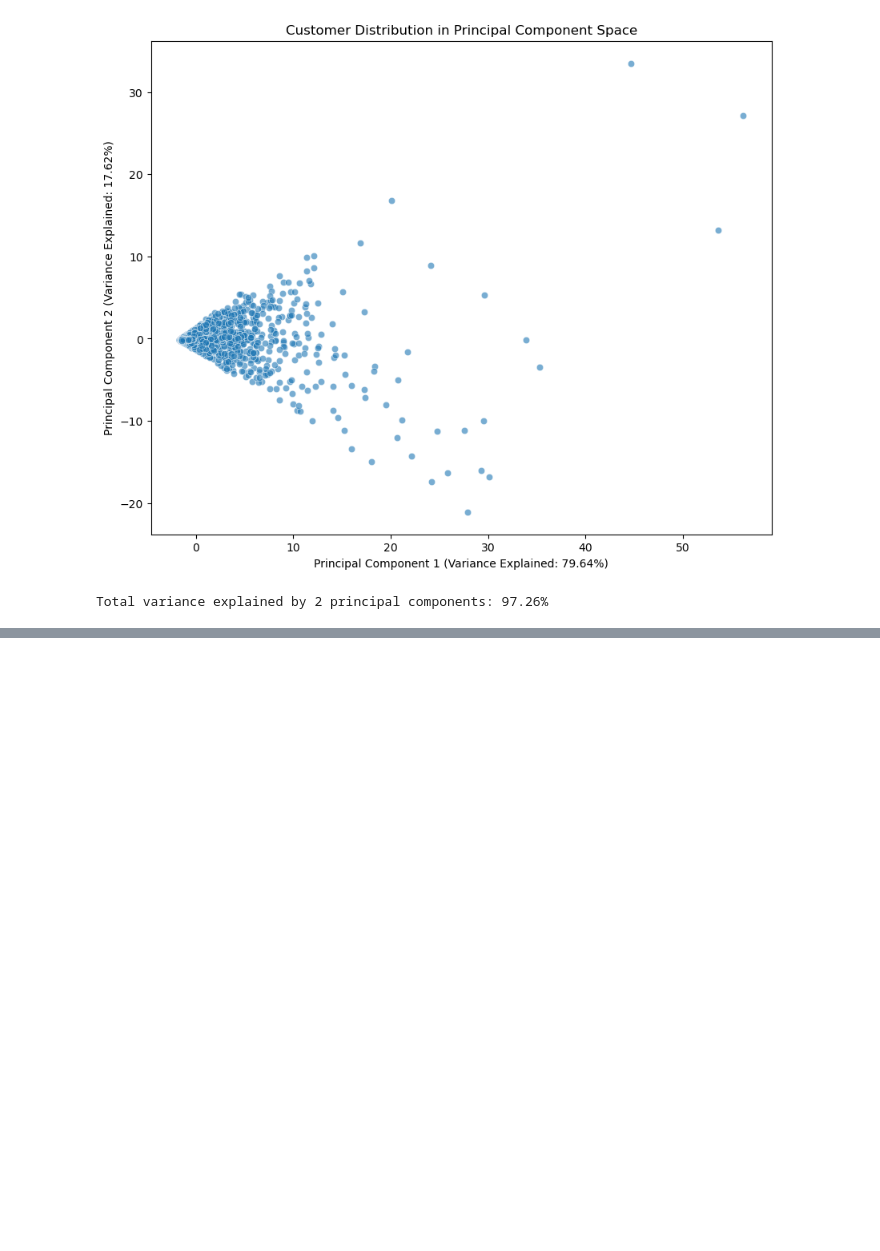
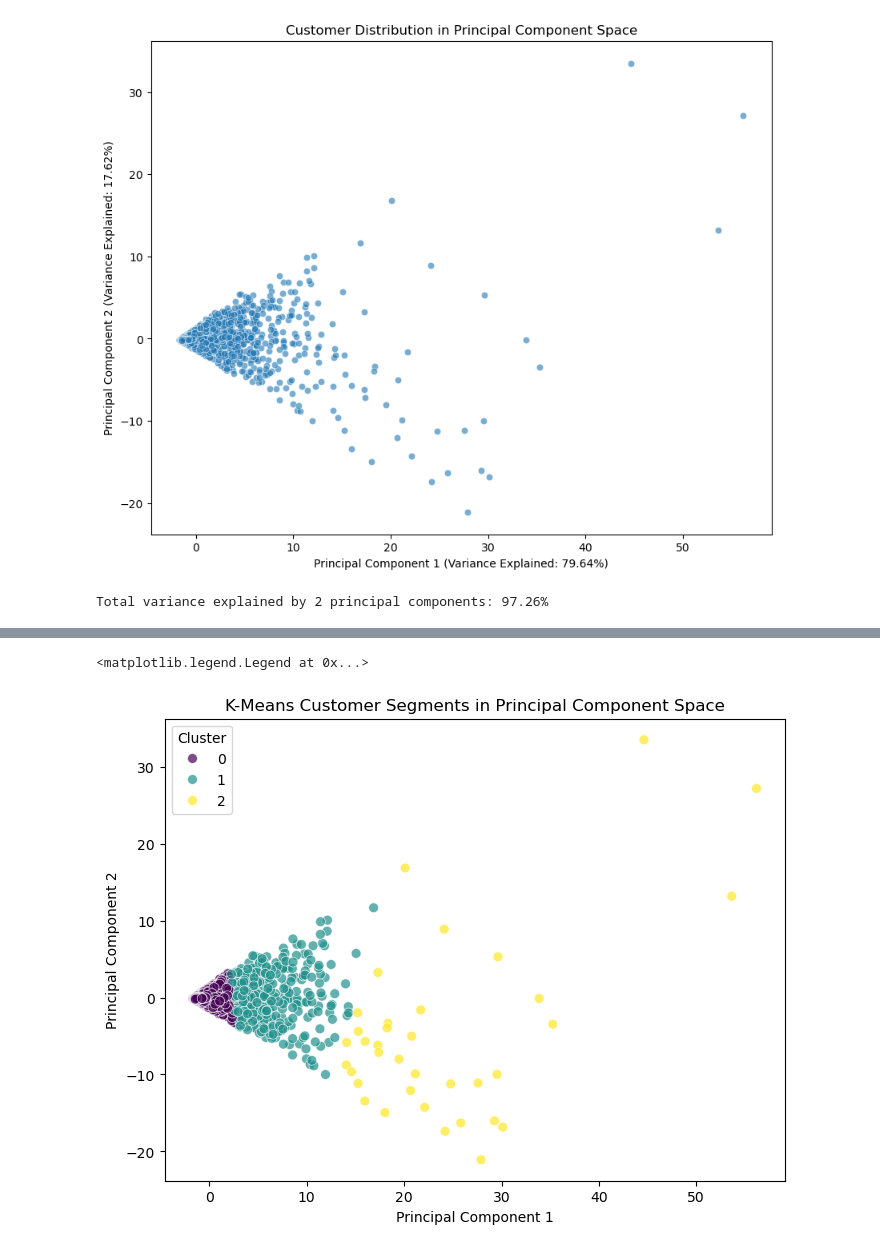
Before and after one commit to davidry777/FACETS-LLM, a Jupyter notebook: notebooks/customer_segmentation.ipynb, the cells around one changed output, grey strips where cells are left out. Saved outputs shown, nothing was run; the diff lists cells and outputs as text; code cells hidden in the pictures; blank space fills up the shorter version.

Commit message:
Finished Analyze and interpret K-Means segmentation results. #19 + Added gitignore file.

```diff
--- a/notebooks/customer_segmentation.ipynb
+++ b/notebooks/customer_segmentation.ipynb
@@ -184,0 +180,17 @@ Optimal number of clusters based on silhouette score: 2
+# %%
+optimal_k = 3
+
+kmeans = KMeans(n_clusters=optimal_k, random_state=42, n_init=10)
+kmeans_labels = kmeans.fit_predict(rfm_features_scaled)
+
+uk_rfm_processed['KMeans_Cluster'] = kmeans_labels
+# %%
+plt.figure(figsize=(8, 6))
+sns.scatterplot(data=uk_rfm_processed, x='PC1', y='PC2', hue='KMeans_Cluster', palette='viridis', s=50, alpha=0.7)
+plt.title('K-Means Customer Segments in Principal Component Space')
+plt.xlabel(f'Principal Component 1')
+plt.ylabel(f'Principal Component 2')
+plt.legend(title='Cluster')
+# %% [output]
+<matplotlib.legend.Legend at 0x...>
+[figure, added]
```
Also changed, not shown: parts of 7 cells of this notebook, 1 other file.
